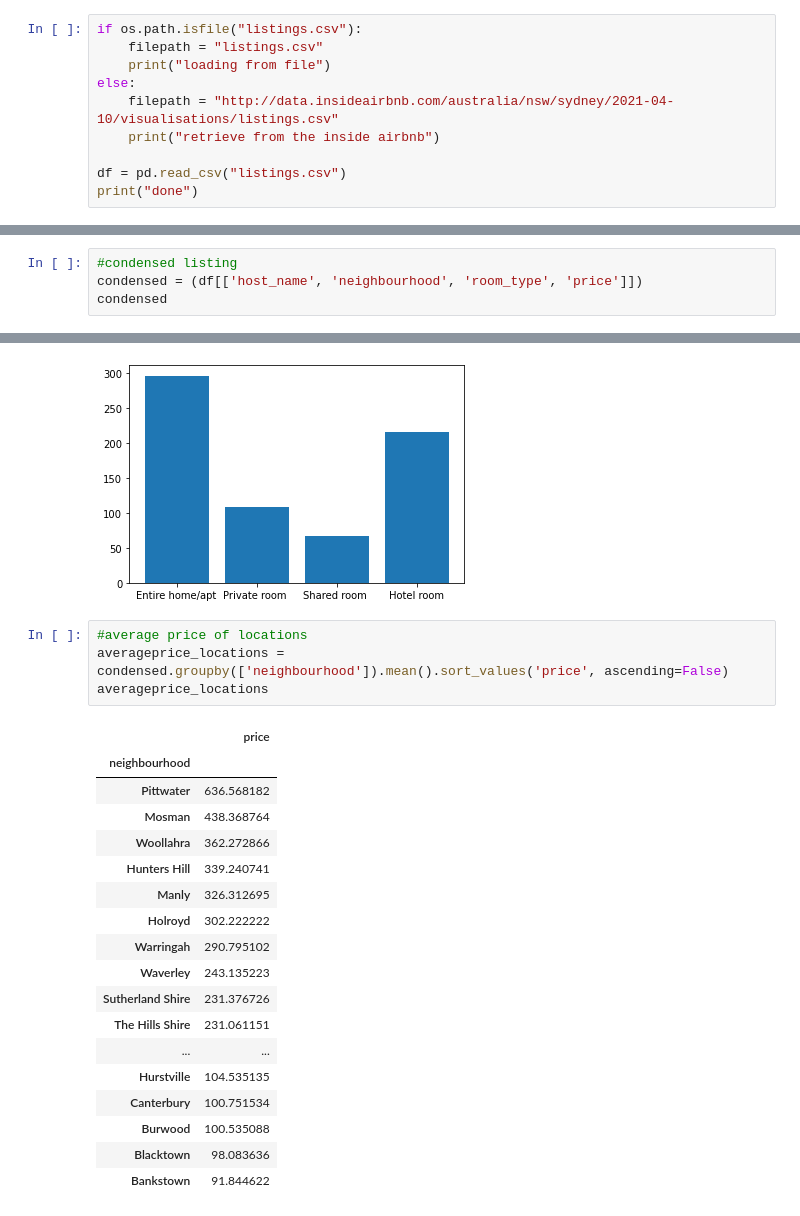
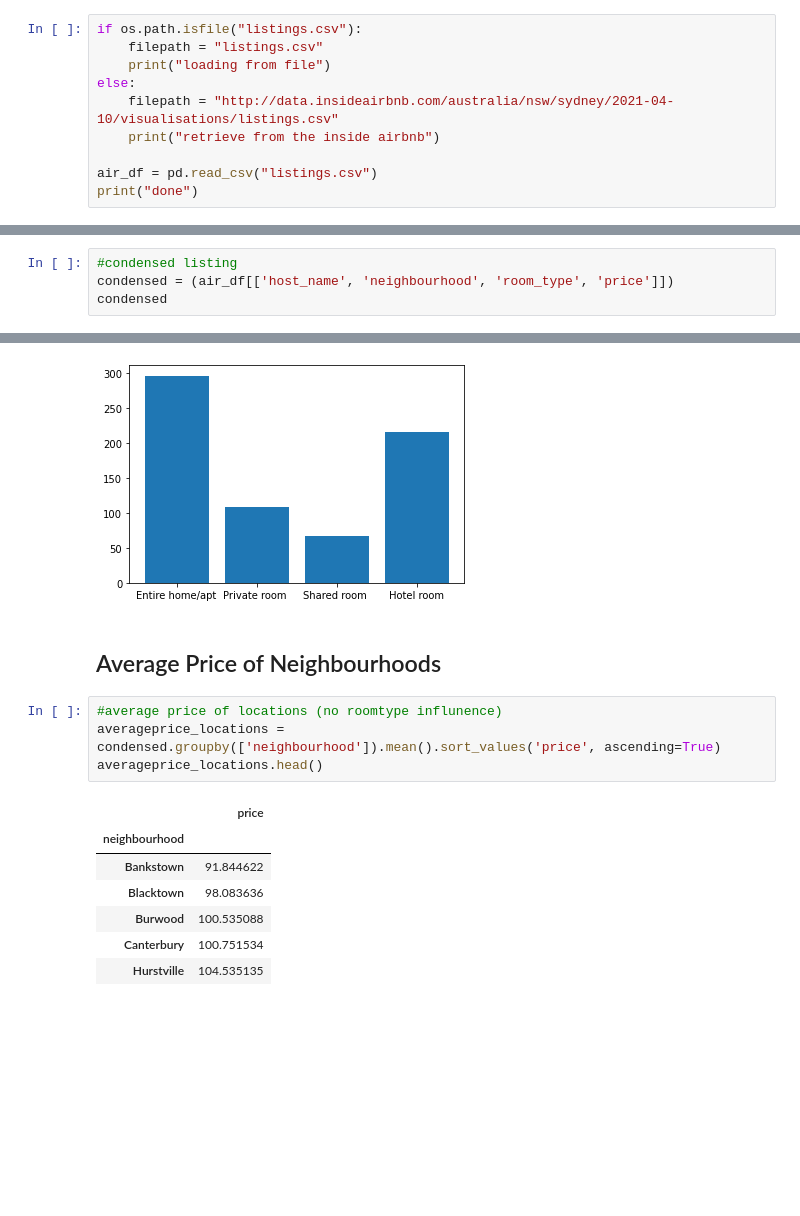
Before and after one commit to gl271/data_project1, a Jupyter notebook: airbnb_dataset.ipynb, the cells around one changed output, grey strips where cells are left out. Saved outputs shown, nothing was run; the diff lists cells and outputs as text; blank space fills up the shorter version.

```diff
--- a/airbnb_dataset.ipynb
+++ b/airbnb_dataset.ipynb
@@ -21,7 +25,7 @@ else:
     filepath = "http://data.insideairbnb.com/australia/nsw/sydney/2021-04-10/visualisations/listings.csv"
     print("retrieve from the inside airbnb")
 
-df = pd.read_csv("listings.csv")
+air_df = pd.read_csv("listings.csv")
 print("done")
 # %% [output]
 loading from file
@@ -211,6 +176,6 @@ most_popular_neighbourhoods.plot(kind='bar')
 # %%
 #condensed listing
-condensed = (df[['host_name', 'neighbourhood', 'room_type', 'price']])
+condensed = (air_df[['host_name', 'neighbourhood', 'room_type', 'price']])
 condensed
 # %% [output]
 |  | host_name | neighbourhood | room_type | price |
@@ -275,26 +267,17 @@ plt.bar(keys, values)
 # %% [output]
 <BarContainer object of 4 artists>
 [figure]
+# %% [markdown]
+<h2>Average Price of Neighbourhoods</h2>
 # %%
-#average price of locations
-averageprice_locations = condensed.groupby(['neighbourhood']).mean().sort_values('price', ascending=False)
-averageprice_locations
+#average price of locations (no roomtype influnence)
+averageprice_locations = condensed.groupby(['neighbourhood']).mean().sort_values('price', ascending=True)
+averageprice_locations.head()
 # %% [output]
 |  | price |
 | neighbourhood |  |
-| Pittwater | 636.568182 |
-| Mosman | 438.368764 |
-| Woollahra | 362.272866 |
-| Hunters Hill | 339.240741 |
-| Manly | 326.312695 |
-| Holroyd | 302.222222 |
-| Warringah | 290.795102 |
-| Waverley | 243.135223 |
-| Sutherland Shire | 231.376726 |
-| The Hills Shire | 231.061151 |
-| ... | ... |
+| Bankstown | 91.844622 |
+| Blacktown | 98.083636 |
+| Burwood | 100.535088 |
+| Canterbury | 100.751534 |
 | Hurstville | 104.535135 |
-| Canterbury | 100.751534 |
-| Burwood | 100.535088 |
-| Blacktown | 98.083636 |
-| Bankstown | 91.844622 |
```
Also changed, not shown: parts of 46 cells of this notebook, 2 other files.
